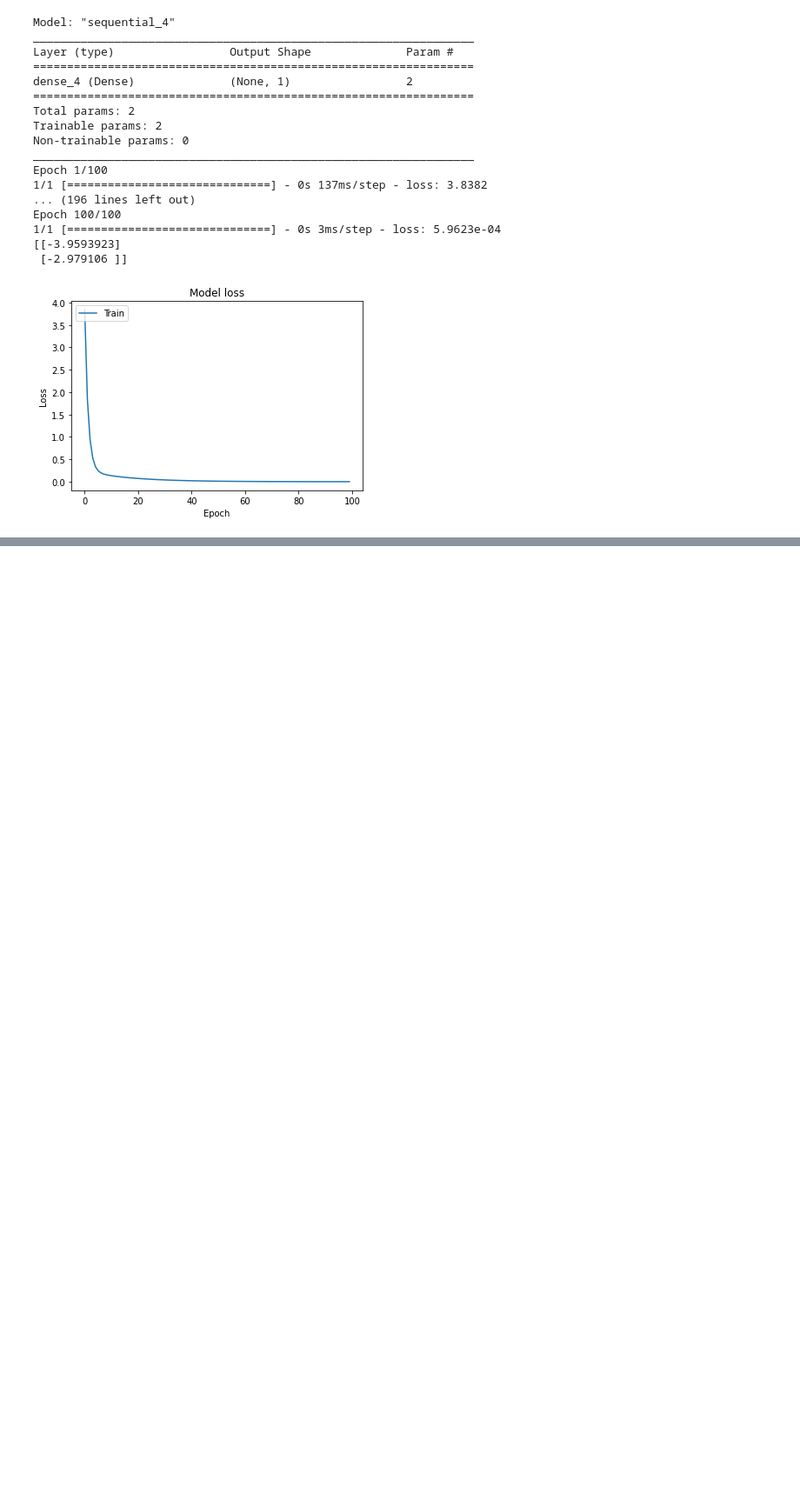
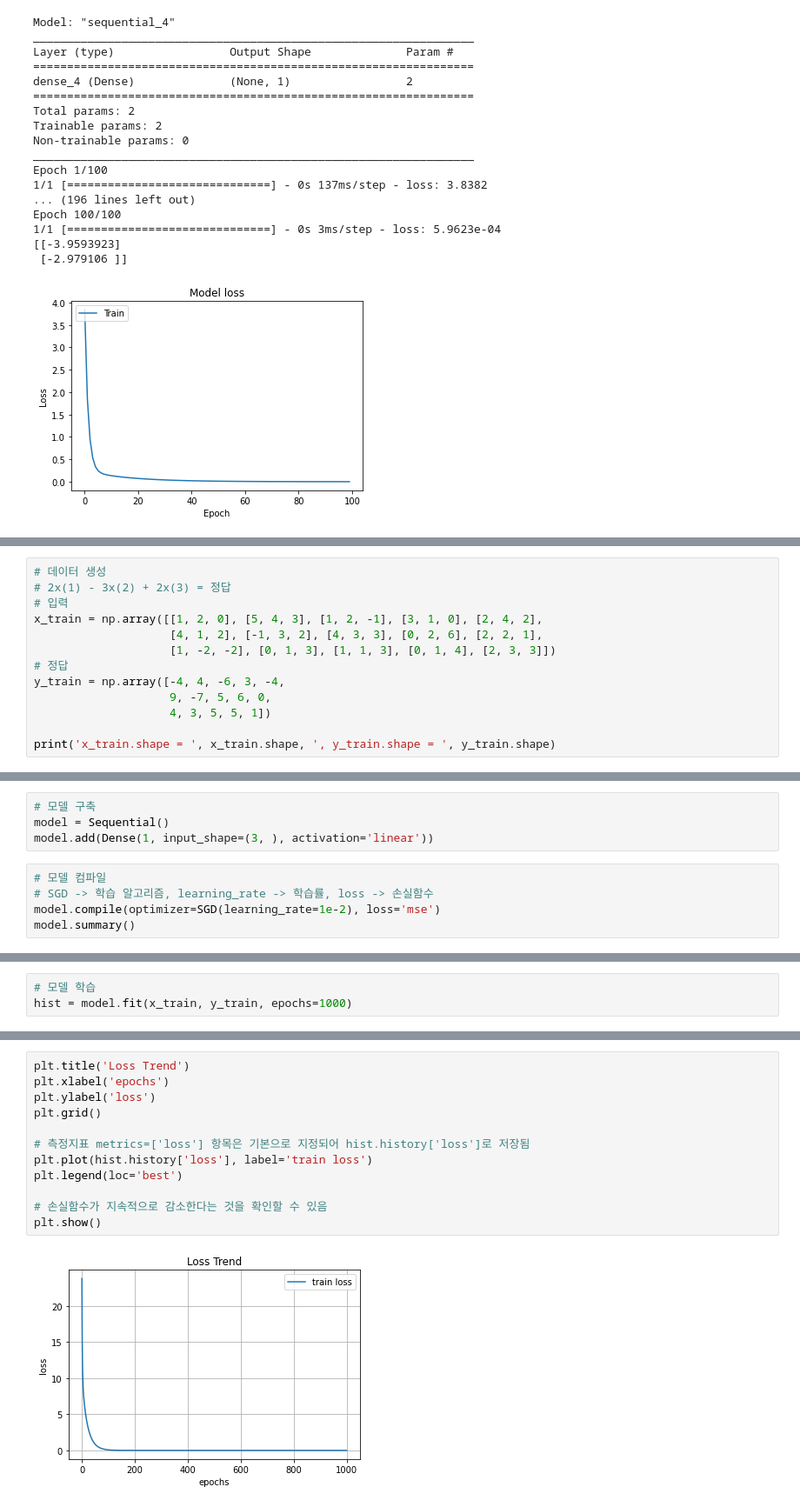
Before and after one commit to simfrog/ML, a Jupyter notebook: tensorflow/ch3.ipynb, the cells around one changed output, grey strips where cells are left out. Shown at 87% size. Drawn from its saved outputs; the diff is of its cells as text; blank space fills up the shorter version.

```diff
--- a/tensorflow/ch3.ipynb
+++ b/tensorflow/ch3.ipynb
@@ -51,0 +56,13 @@ Epoch 100/100
+# %%
+# 데이터 생성
+# 2x(1) - 3x(2) + 2x(3) = 정답
+# 입력
+x_train = np.array([[1, 2, 0], [5, 4, 3], [1, 2, -1], [3, 1, 0], [2, 4, 2],
+                    [4, 1, 2], [-1, 3, 2], [4, 3, 3], [0, 2, 6], [2, 2, 1],
+                    [1, -2, -2], [0, 1, 3], [1, 1, 3], [0, 1, 4], [2, 3, 3]])
+# 정답
+y_train = np.array([-4, 4, -6, 3, -4,
+                    9, -7, 5, 6, 0,
+                    4, 3, 5, 5, 1])
+
+print('x_train.shape = ', x_train.shape, ', y_train.shape = ', y_train.shape)
@@ -51,0 +71,9 @@ Epoch 100/100
+# %%
+# 모델 구축
+model = Sequential()
+model.add(Dense(1, input_shape=(3, ), activation='linear'))
+# %%
+# 모델 컴파일
+# SGD -> 학습 알고리즘, learning_rate -> 학습률, loss -> 손실함수
+model.compile(optimizer=SGD(learning_rate=1e-2), loss='mse')
+model.summary()
@@ -51,0 +91,3 @@ Epoch 100/100
+# %%
+# 모델 학습
+hist = model.fit(x_train, y_train, epochs=1000)
@@ -51,0 +143,14 @@ Epoch 100/100
+# %%
+plt.title('Loss Trend')
+plt.xlabel('epochs')
+plt.ylabel('loss')
+plt.grid()
+
+# 측정지표 metrics=['loss'] 항목은 기본으로 지정되어 hist.history['loss']로 저장됨
+plt.plot(hist.history['loss'], label='train loss')
+plt.legend(loc='best')
+
+# 손실함수가 지속적으로 감소한다는 것을 확인할 수 있음
+plt.show()
+# %% [output]
+[figure, added]
```
Also changed, not shown: parts of 6 cells of this notebook, 2 other files.
